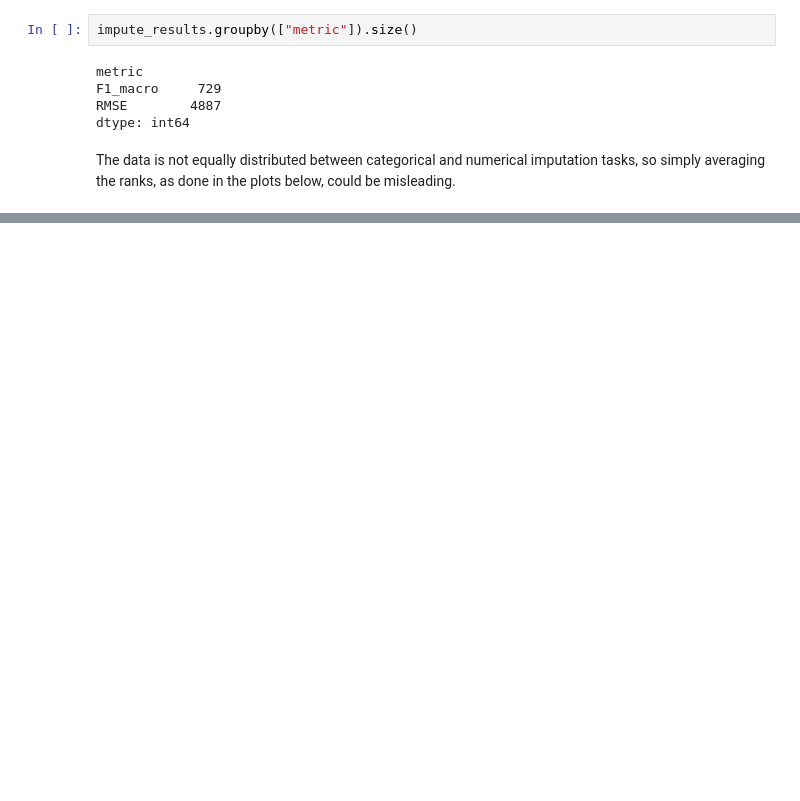
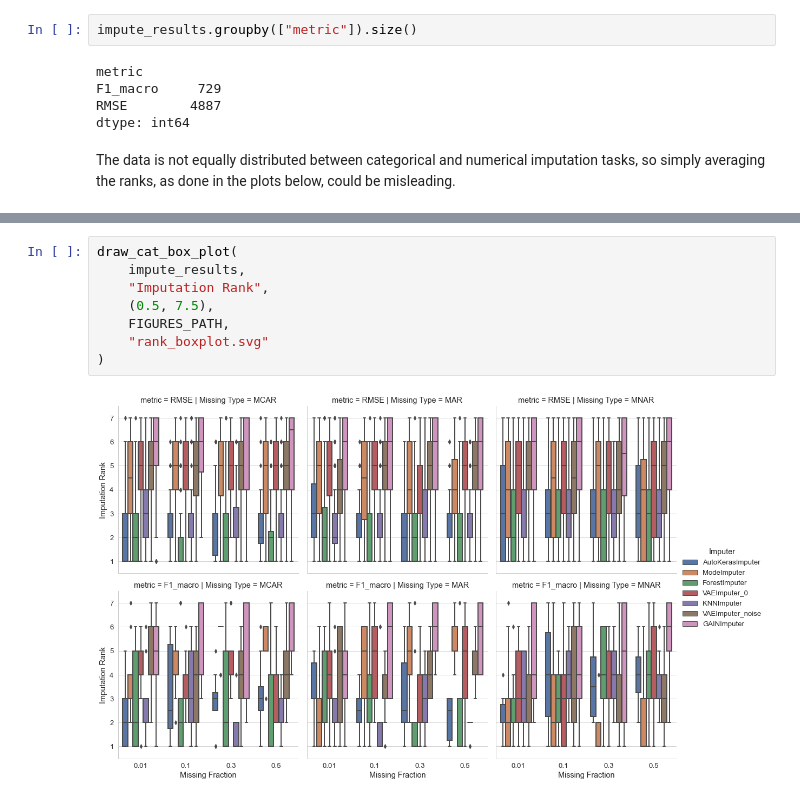
Before and after one commit to se-jaeger/data-imputation-paper, a Jupyter notebook: notebooks/results_impute_corrupted.ipynb, the cells around one changed output, grey strips where cells are left out. Drawn from its saved outputs; the diff is of its cells as text; blank space fills up the shorter version.

```diff
--- a/notebooks/results_impute_corrupted.ipynb
+++ b/notebooks/results_impute_corrupted.ipynb
@@ -269,0 +193,10 @@ plot_rank_vs_fraction_by_type(
+# %%
+draw_cat_box_plot(
+    impute_results,
+    "Imputation Rank",
+    (0.5, 7.5),
+    FIGURES_PATH,
+    "rank_boxplot.svg"
+)
+# %% [output]
+[figure, added]
```
Also changed, not shown: parts of 18 cells of this notebook, 34 other files.
